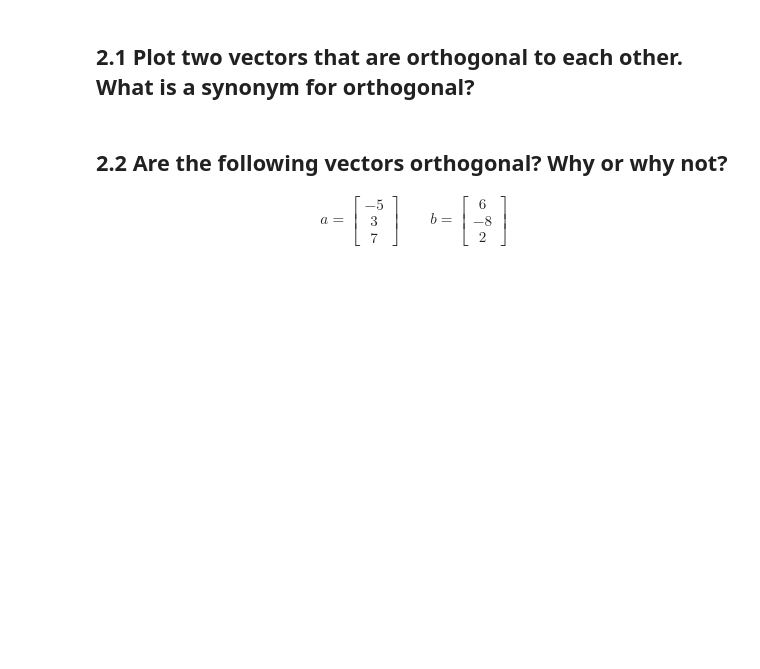
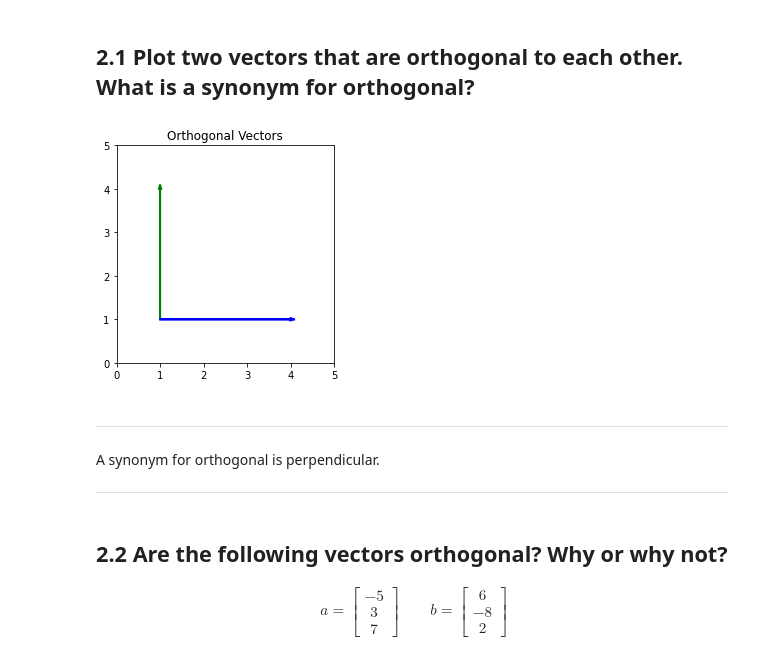
Before and after one commit to anthonymurphysr/DS-Unit-1-Sprint-3-Linear-Algebra, a Jupyter notebook: LS_DS_132_Intermediate_Linear_Algebra_Assignment.ipynb, the cells around one changed output. Cells and saved outputs as stored; diff of their text form; code cells hidden in the pictures; blank space fills up the shorter version.

```diff
--- a/LS_DS_132_Intermediate_Linear_Algebra_Assignment.ipynb
+++ b/LS_DS_132_Intermediate_Linear_Algebra_Assignment.ipynb
@@ -68,4 +133,32 @@ svc.cov()
 # Orthogonality
 # %% [markdown]
 ## 2.1 Plot two vectors that are orthogonal to each other. What is a synonym for orthogonal?
+# %%
+# Set plot limits
+plt.xlim(0,5)
+plt.ylim(0,5)
+
+# Set vectors
+x = [0,3]
+y = [3,0]
+
+# Set chart to equal side square
+plt.axes().set_aspect('equal')
+
+# Plot vectors
+plt.arrow(1, 1, *x, linewidth=2, head_width=.05, head_length=0.1, color ='g')
+plt.arrow(1, 1, *y, linewidth=2, head_width=.05, head_length=0.1, color ='b')
+
+# Set title
+plt.title("Orthogonal Vectors")
+
+# Plot
+plt.show()
+# %% [output]
+[figure, added]
+# %% [markdown]
+---
+A synonym for orthogonal is perpendicular.
+
+---
 # %% [markdown]
```
Also changed, not shown: parts of 16 cells of this notebook.
